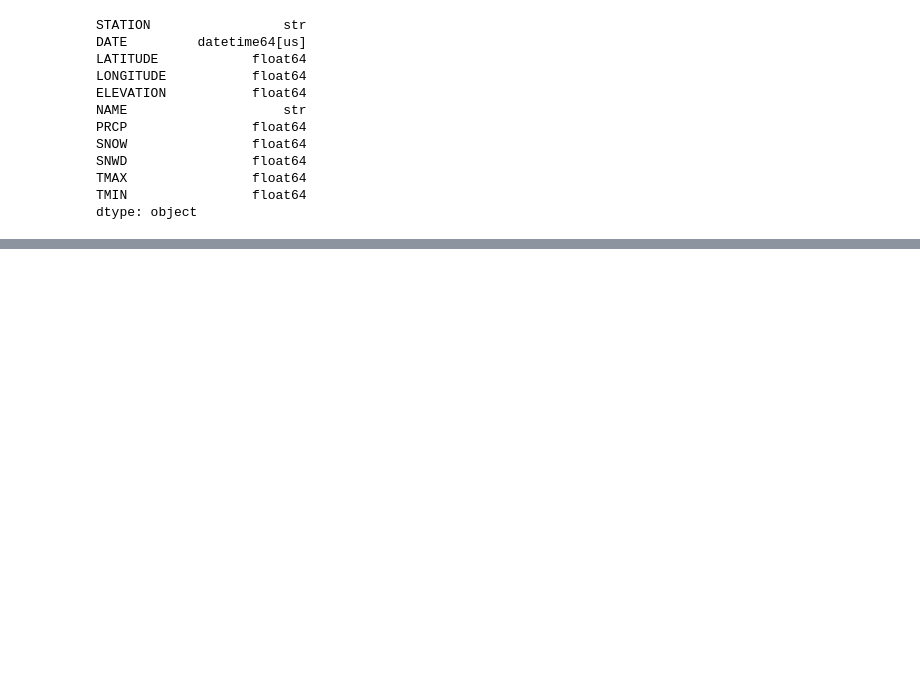
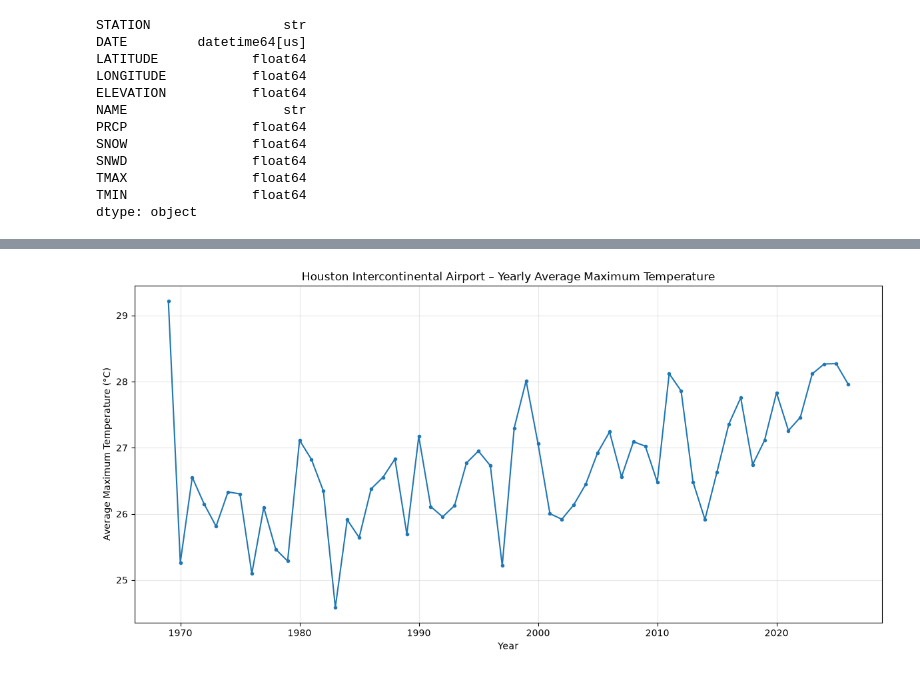
Before and after one commit to Sudarshan006/climate-risk-dashboard, a Jupyter notebook: notebooks/01_explore_ghcn.ipynb, the cells around one changed output, grey strips where cells are left out. Drawn from its saved outputs; the diff is of its cells as text; code cells hidden in the pictures; blank space fills up the shorter version.

Commit message:
Add climate data visualizations

```diff
--- a/notebooks/01_explore_ghcn.ipynb
+++ b/notebooks/01_explore_ghcn.ipynb
@@ -138,0 +143,27 @@ plt.show()
+# %%
+# Create yearly average maximum temperature
+yearly_temp = (
+    df_clean
+    .set_index("DATE")["TMAX"]
+    .resample("YE")
+    .mean()
+)
+
+# Plot yearly temperature trend
+plt.figure(figsize=(12, 6))
+plt.plot(
+    yearly_temp.index.year,
+    yearly_temp.values,
+    marker="o",
+    markersize=3,
+    linewidth=1.5
+)
+
+plt.title("Houston Intercontinental Airport – Yearly Average Maximum Temperature")
+plt.xlabel("Year")
+plt.ylabel("Average Maximum Temperature (°C)")
+plt.grid(True, alpha=0.3)
+plt.tight_layout()
+plt.show()
+# %% [output]
+[figure, added]
```
Also changed, not shown: parts of 9 cells of this notebook.
